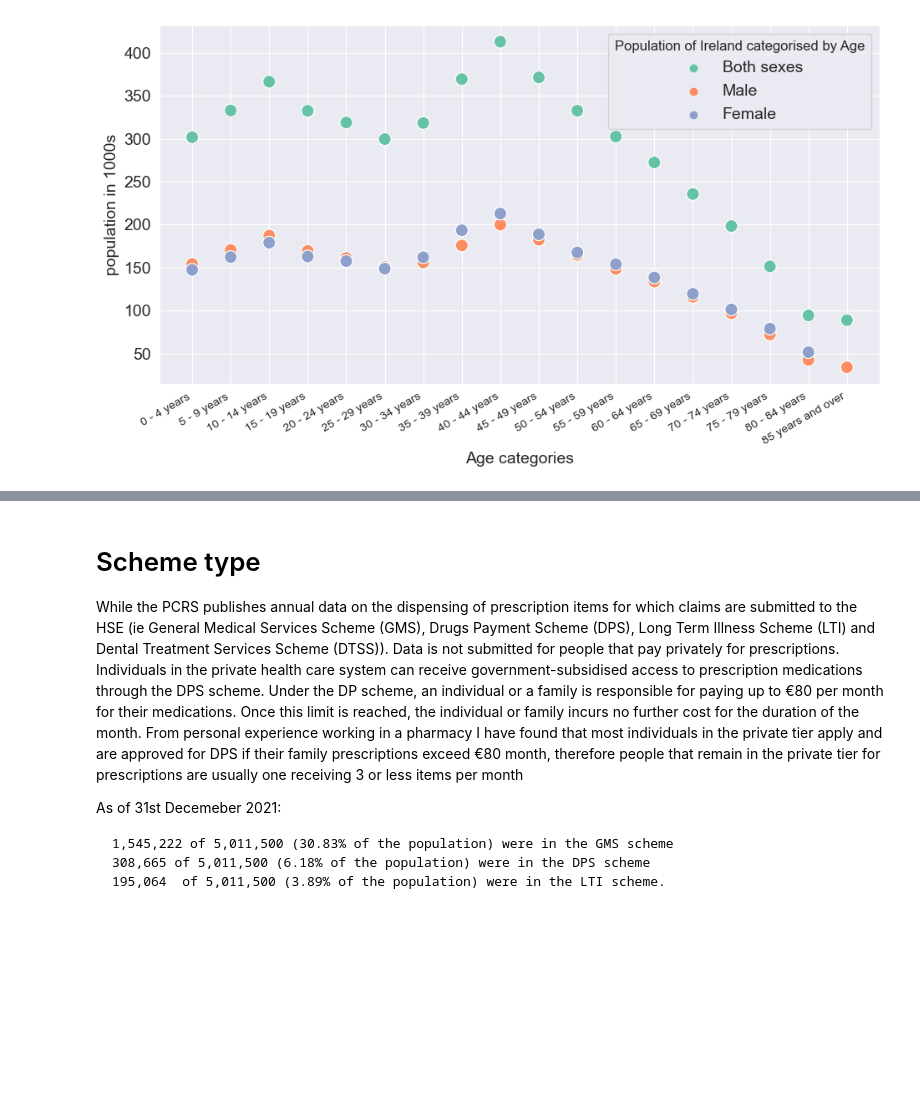
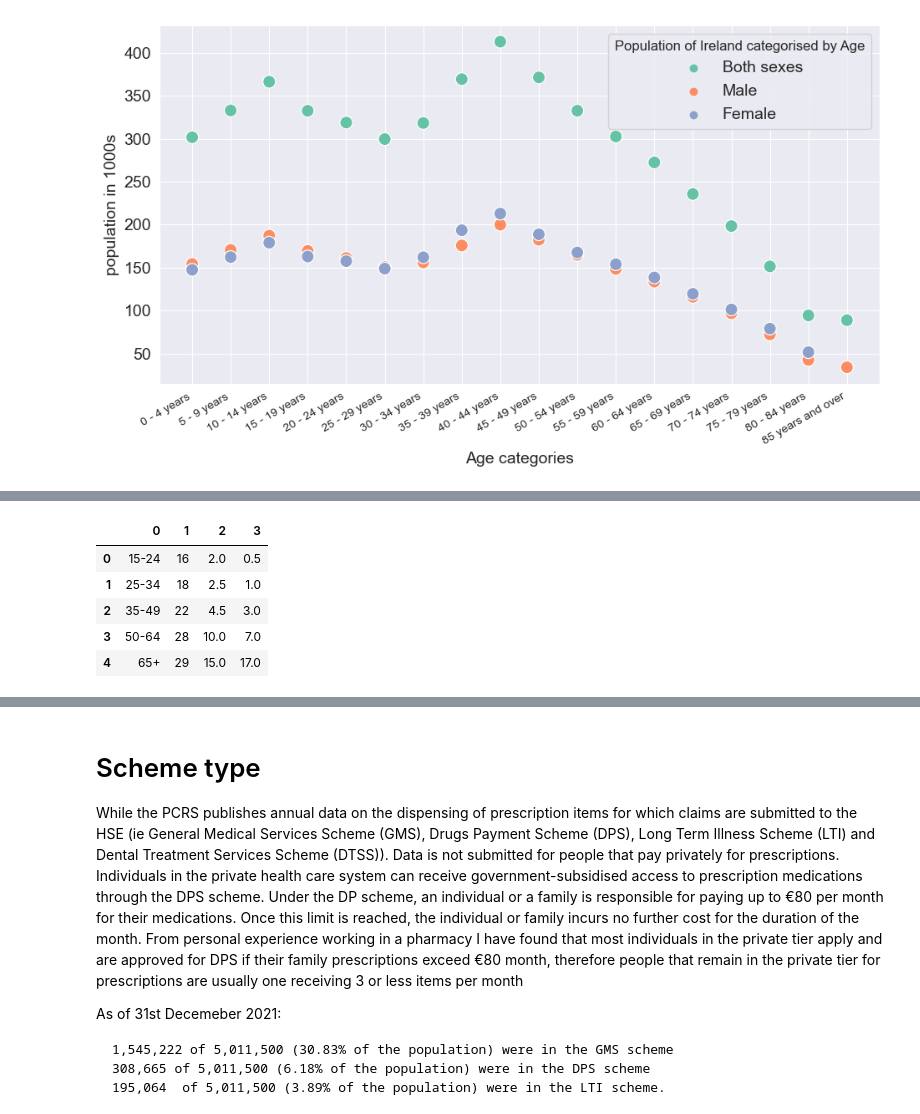
Before and after one commit to BridK02/PfDA-assignment, a Jupyter notebook: PfDA_Assignment.ipynb, the cells around one changed output, grey strips where cells are left out. Saved outputs shown, nothing was run; the diff lists cells and outputs as text; code cells hidden in the pictures; blank space fills up the shorter version.

```diff
--- a/PfDA_Assignment.ipynb
+++ b/PfDA_Assignment.ipynb
@@ -377,3 +387,37 @@ As the below infographic clearly demonstrates there is a steady increase up thro
 In Ireland, one-in-three people over the age of 65 take five or more daily medications.
 
 <a href="https://www.statista.com/chart/20056/prescription-medicine-by-age-group-england/" title="Infographic: With age comes wisdom (and prescriptions) | Statista"><img src="https://cdn.statcdn.com/Infographic/images/normal/20056.jpeg" alt="Infographic: With age comes wisdom (and prescriptions) | Statista" width="100%" height="auto" style="width: 100%; height: auto !important; max-width:960px;-ms-interpolation-mode: bicubic;"/></a> Ref <a href="https://www.statista.com/chartoftheday/">Statista</a>
+# %%
+#re-creating the above data in a dataframe
+#ref. https://www.geeksforgeeks.org/different-ways-to-create-pandas-dataframe/
+
+
+# List1
+Age_Group = ['15-24', '25-34', '35-49', '50-64', '65+']
+# List2
+one_or_two_medicines = [16, 18, 22, 28, 29, 27, 22, 15]
+#list 3
+three_or_four_medicines = [2, 2.5, 4.5, 10, 15, 18, 23, 25]
+#list 4
+five_plus_medicines = [0.5, 1, 3, 7, 17, 35, 40, 50]
+# get the list of tuples from 4 lists and merge them by using zip().
+list_of_tuples = list(zip(Age_Group, one_or_two_medicines, three_or_four_medicines, five_plus_medicines))
+
+# Assign data to tuples.
+list_of_tuples
+
+
+# Converting lists of tuples into
+# pandas Dataframe.
+prescriptionsbyagedf = pd.DataFrame(list_of_tuples,)
+columns=['Age_Group', 'one_or_two_medicines', 'three_or_four_medicines','five_plus_medicines ']
+
+# Print data.
+prescriptionsbyagedf
+# %% [output]
+|  | 0 | 1 | 2 | 3 |
+| 0 | 15-24 | 16 | 2.0 | 0.5 |
+| 1 | 25-34 | 18 | 2.5 | 1.0 |
+| 2 | 35-49 | 22 | 4.5 | 3.0 |
+| 3 | 50-64 | 28 | 10.0 | 7.0 |
+| 4 | 65+ | 29 | 15.0 | 17.0 |
```
Also changed, not shown: parts of 7 cells of this notebook.
